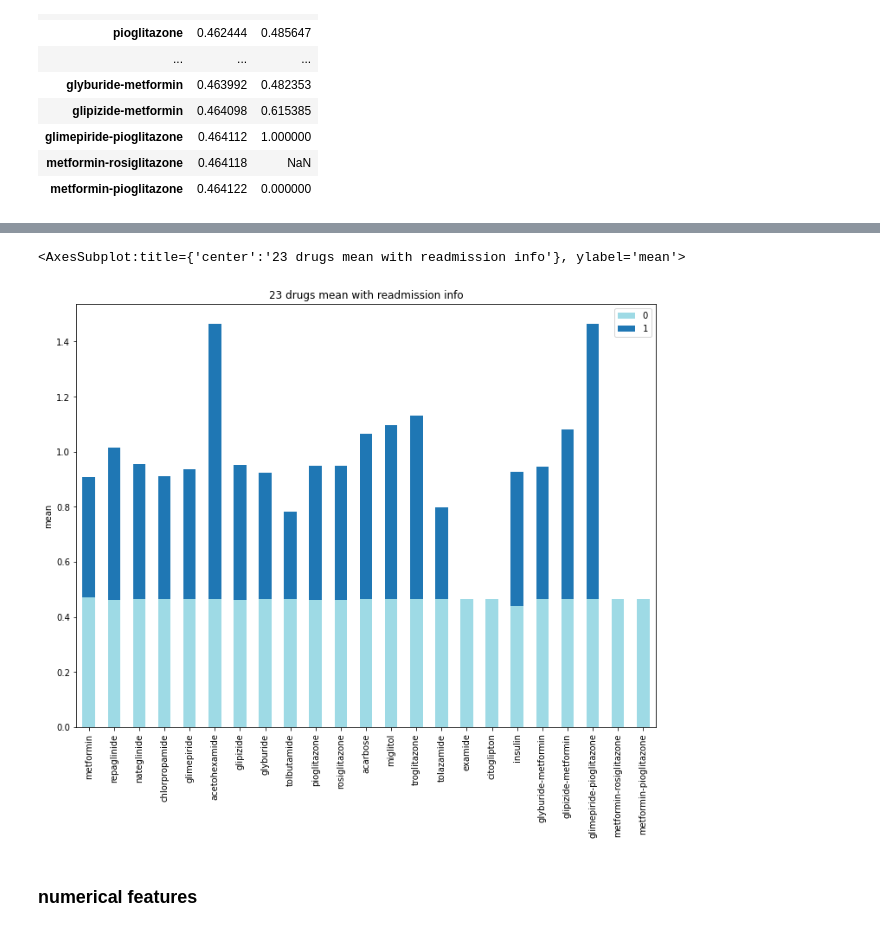
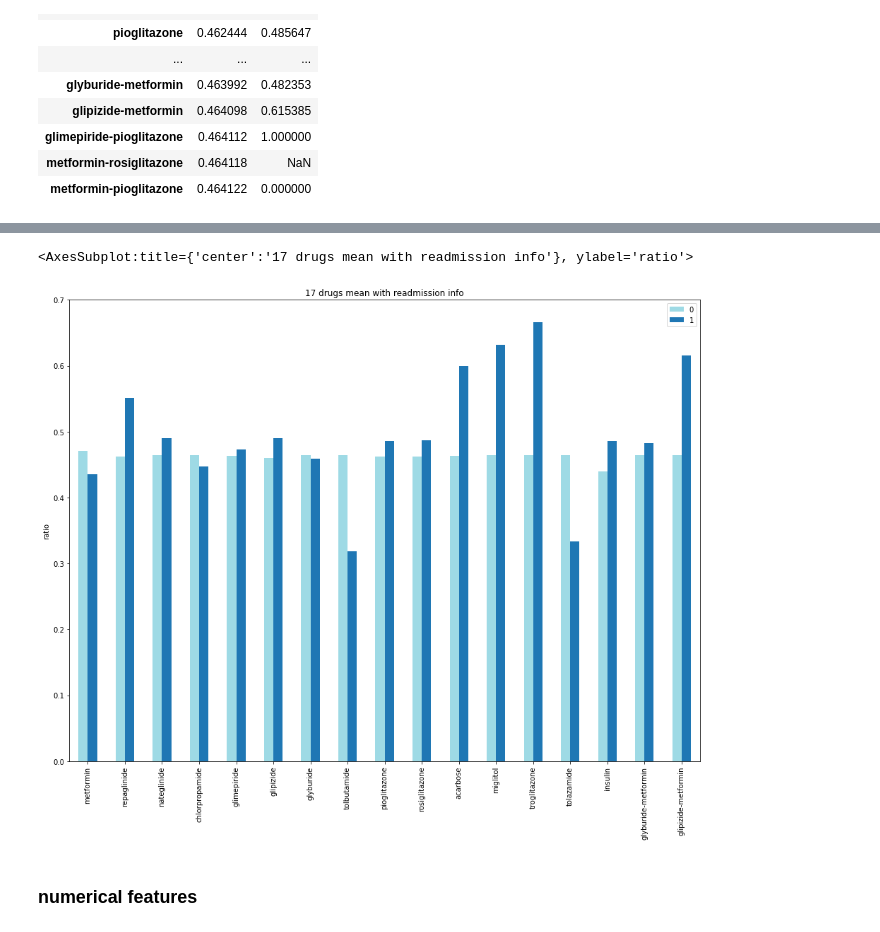
Before and after one commit to ruihan1228/diabetes, a Jupyter notebook: diabetes_1.ipynb, the cells around one changed output, grey strips where cells are left out. Saved outputs shown, nothing was run; the diff lists cells and outputs as text; code cells hidden in the pictures.

Commit message:
sorted age plot, redid drug, drug/readmitted plot

```diff
--- a/diabetes_1.ipynb
+++ b/diabetes_1.ipynb
@@ -157,13 +181,3 @@ drugs.head()
 | 3 | 0 | 0 | 0 | 0 | 0 | 0 | 0 | 0 | ... |
 | 4 | 0 | 0 | 0 | 0 | 0 | 0 | 1 | 0 | ... |
 5 rows × 23 columns
-# %%
-fig = plt.subplots(figsize=(20,25))
-plt.subplots_adjust(hspace=0.5, wspace=0.5)
-plt.suptitle('23 drug features taken-1 not taken-0',size=25)
-
-for i in range(len(drugs.columns)):
-    ax = plt.subplot(6, 4, i + 1)
-    ax.xaxis.set_label_position('top')
-    #ax.set_xscale('log')
-    drugs.iloc[:,i].value_counts(normalize=True).plot.bar(ax=ax, ylabel='percentage',title=drugs.columns[i])
@@ -173,0 +184,7 @@ for i in range(len(drugs.columns)):
+# %%
+count=[]
+for i in range(len(drugs.columns)):
+    count.append(drugs.iloc[:,i].value_counts())
+count = pd.DataFrame(count)
+count[1].plot.bar(figsize=(16,12),title='23 drugs count', ylabel='count log based', log=True)
+count[1]
@@ -224,0 +290,2 @@ d
+# %%
+d = d.dropna()
@@ -225,8 +304,10 @@ d
+# %%
+d = d.drop(['acetohexamide','glimepiride-pioglitazone','metformin-pioglitazone'])
 # %%
-d.plot.bar(figsize=(12,9),title='23 drugs mean with readmission info', stacked=True, cmap='tab20_r', ylabel='mean')
+d.plot.bar(figsize=(16,12),title='17 drugs mean with readmission info', cmap='tab20_r', ylabel='ratio')
 # %% [output]
-<AxesSubplot:title={'center':'23 drugs mean with readmission info'}, ylabel='mean'>
+<AxesSubplot:title={'center':'17 drugs mean with readmission info'}, ylabel='ratio'>
-[figure, old version]
+[figure, new version]
 # %% [markdown]
 ### numerical features
 # %% [markdown]
```
Also changed, not shown: parts of 24 cells of this notebook.
